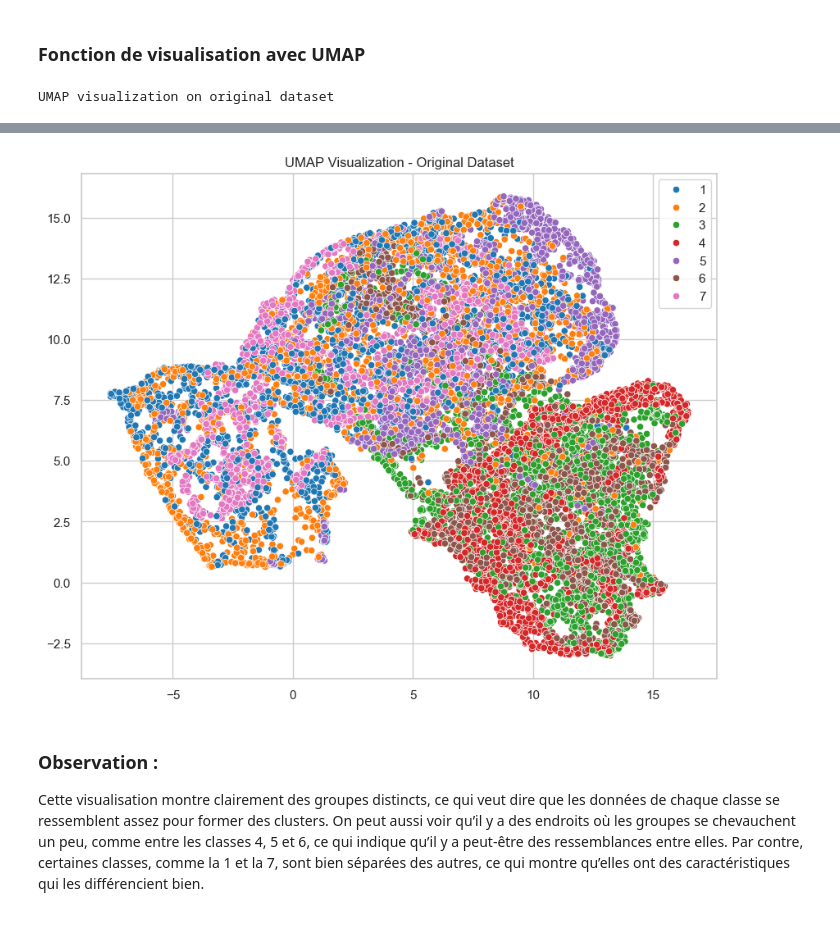
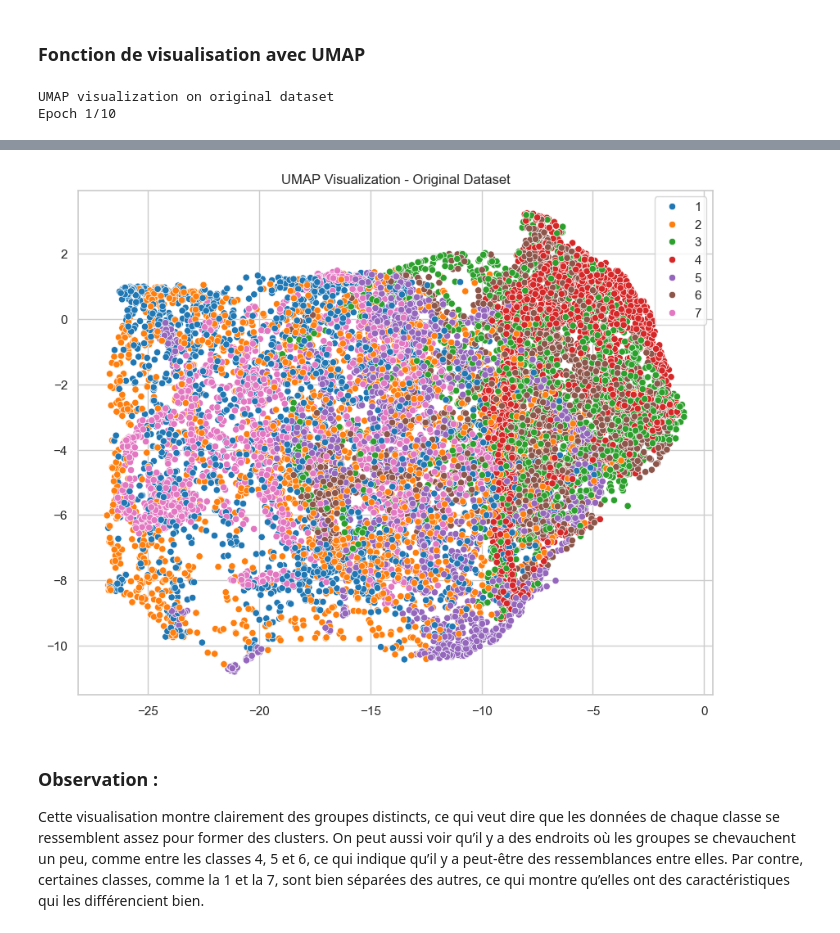
Before and after one commit to macsborb/T-SNE-AI, a Jupyter notebook: visualization_classification.ipynb, the cells around one changed output, grey strips where cells are left out. Saved outputs shown, nothing was run; the diff lists cells and outputs as text; code cells hidden in the pictures.

```diff
--- a/visualization_classification.ipynb
+++ b/visualization_classification.ipynb
@@ -64,11 +84,8 @@ Cette visualisation t-SNE montre une répartition des données en plusieurs zone
 # %% [markdown]
 ### Fonction de visualisation avec UMAP
 # %%
-def visualize_umap(X, y, title, parametric=False):
-    if parametric:
-        umap_model = umap.parametric_umap.ParametricUMAP(n_components=2, random_state=42, n_neighbors=50, min_dist=0.1)
-    else:
-        umap_model = umap.UMAP(n_components=2, random_state=42, n_neighbors=50, min_dist=0.5)
+def visualize_umap(X, y, title):
+    umap_model = ParametricUMAP()
     X_umap = umap_model.fit_transform(X)
     plt.figure(figsize=(10, 8))
     sns.scatterplot(x=X_umap[:, 0], y=X_umap[:, 1], hue=np.ravel(y), palette='tab10', marker='o')
@@ -76,6 +93,7 @@ def visualize_umap(X, y, title, parametric=False):
     plt.show()
 # %%
 print('UMAP visualization on original dataset')
-visualize_umap(X_train, y_train, 'Original Dataset', parametric=False)
+visualize_umap(X_train, y_train, 'Original Dataset')
 # %% [output]
 UMAP visualization on original dataset
+Epoch 1/10
@@ -82,4 +119,4 @@ UMAP visualization on original dataset
-[figure, old version]
+[figure, new version]
 # %% [markdown]
 ### Observation :
 
```
Also changed, not shown: parts of 3 cells of this notebook.
